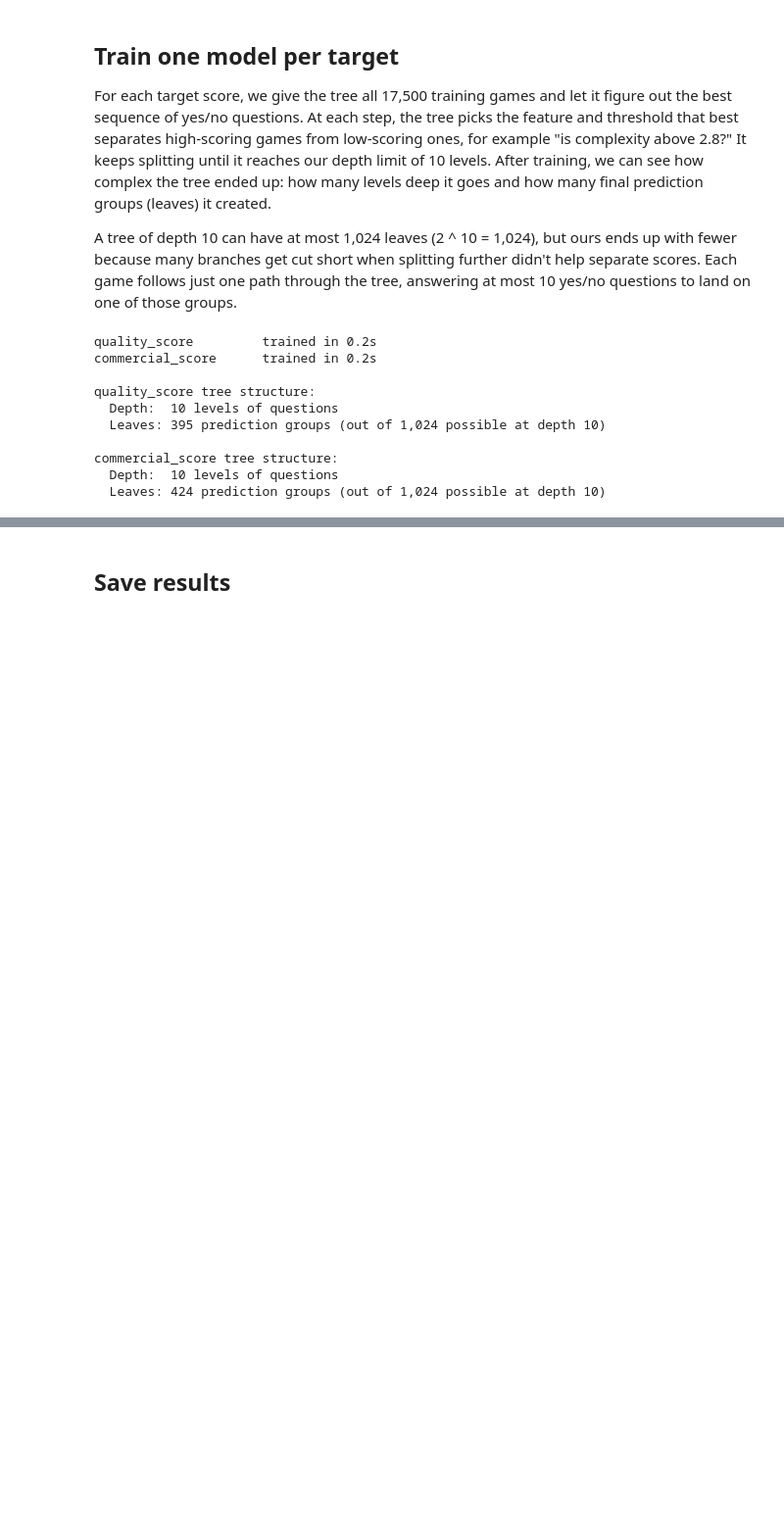
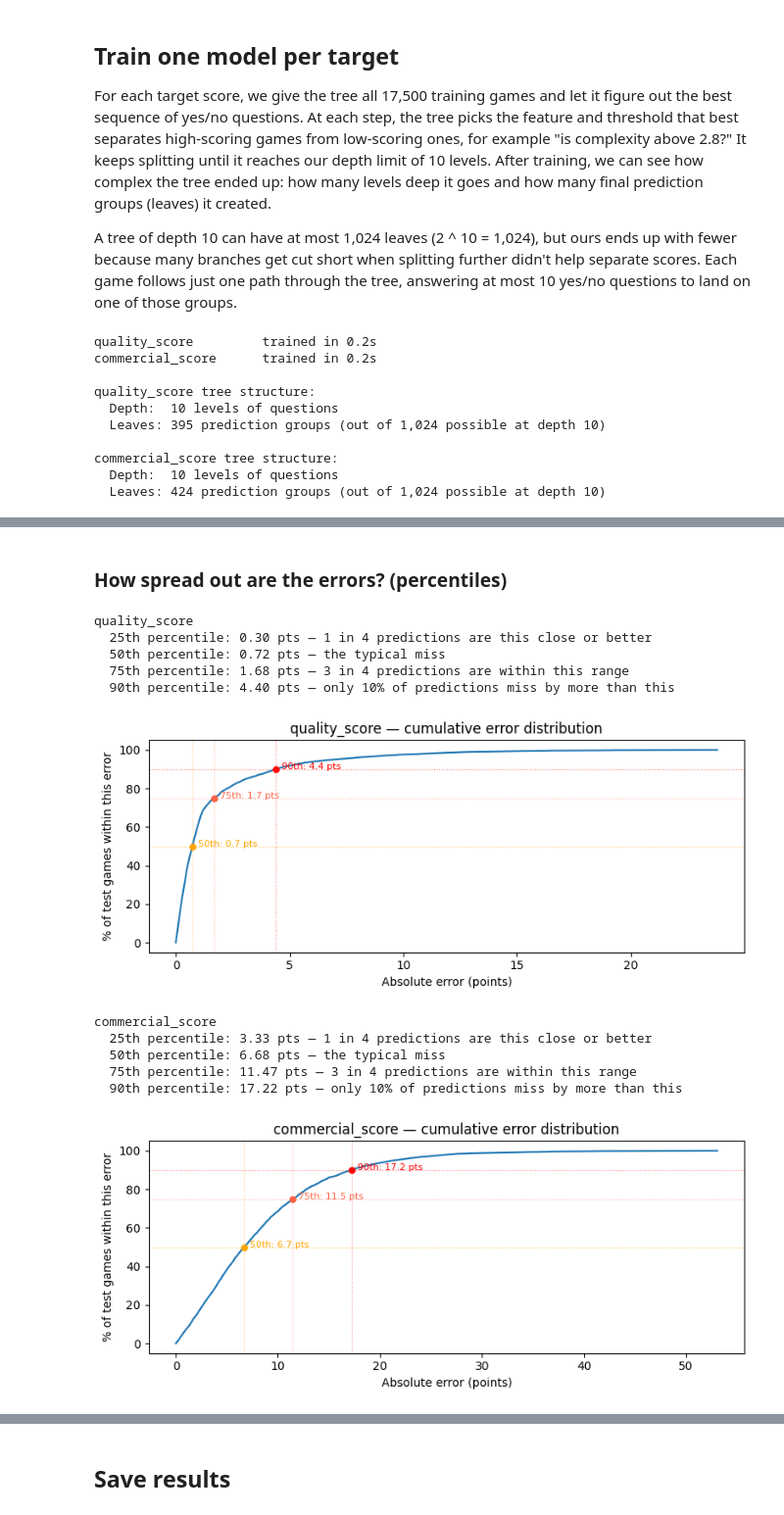
Before and after one commit to craftingtablestudio/ludometrics, a Jupyter notebook: notebooks/02_regression_trees.ipynb, the cells around one changed output, grey strips where cells are left out. Shown at 98% size. Cells and saved outputs as stored; diff of their text form; code cells hidden in the pictures; blank space fills up the shorter version.

```diff
--- a/notebooks/02_regression_trees.ipynb
+++ b/notebooks/02_regression_trees.ipynb
@@ -159,0 +199,43 @@ commercial_score      RMSE=10.7135  R²=0.4565
+# %% [markdown]
+### How spread out are the errors? (percentiles)
+# %%
+for target in TARGETS:
+    y_actual = results[target]["y_actual"]
+    y_predicted = results[target]["y_predicted"]
+    abs_errors = np.sort(np.abs(y_actual.values - y_predicted))
+
+    p25, p50, p75, p90 = np.percentile(abs_errors, [25, 50, 75, 90])
+    print(f"{target}")
+    print(f"  25th percentile: {p25:.2f} pts — 1 in 4 predictions are this close or better")
+    print(f"  50th percentile: {p50:.2f} pts — the typical miss")
+    print(f"  75th percentile: {p75:.2f} pts — 3 in 4 predictions are within this range")
+    print(f"  90th percentile: {p90:.2f} pts — only 10% of predictions miss by more than this")
+    print()
+
+    cumulative_pct = np.arange(1, len(abs_errors) + 1) / len(abs_errors) * 100
+
+    fig, ax = plt.subplots(figsize=(8, 3.5))
+    ax.plot(abs_errors, cumulative_pct, linewidth=1.5)
+    for pct, val, color in [(50, p50, "orange"), (75, p75, "tomato"), (90, p90, "red")]:
+        ax.axhline(pct, color=color, linestyle=":", linewidth=0.8, alpha=0.5)
+        ax.axvline(val, color=color, linestyle=":", linewidth=0.8, alpha=0.5)
+        ax.plot(val, pct, "o", color=color, markersize=5)
+        ax.annotate(f"  {pct}th: {val:.1f} pts", (val, pct), fontsize=8, color=color)
+    ax.set_xlabel("Absolute error (points)")
+    ax.set_ylabel("% of test games within this error")
+    ax.set_title(f"{target} — cumulative error distribution")
+    fig.tight_layout()
+    plt.show()
+# %% [output]
+quality_score
+  25th percentile: 0.30 pts — 1 in 4 predictions are this close or better
+  50th percentile: 0.72 pts — the typical miss
+  75th percentile: 1.68 pts — 3 in 4 predictions are within this range
+  90th percentile: 4.40 pts — only 10% of predictions miss by more than this
+[figure, added]
+commercial_score
+  25th percentile: 3.33 pts — 1 in 4 predictions are this close or better
+  50th percentile: 6.68 pts — the typical miss
+  75th percentile: 11.47 pts — 3 in 4 predictions are within this range
+  90th percentile: 17.22 pts — only 10% of predictions miss by more than this
+[figure, added]
```
Also changed, not shown: parts of 9 cells of this notebook, 8 other files.
